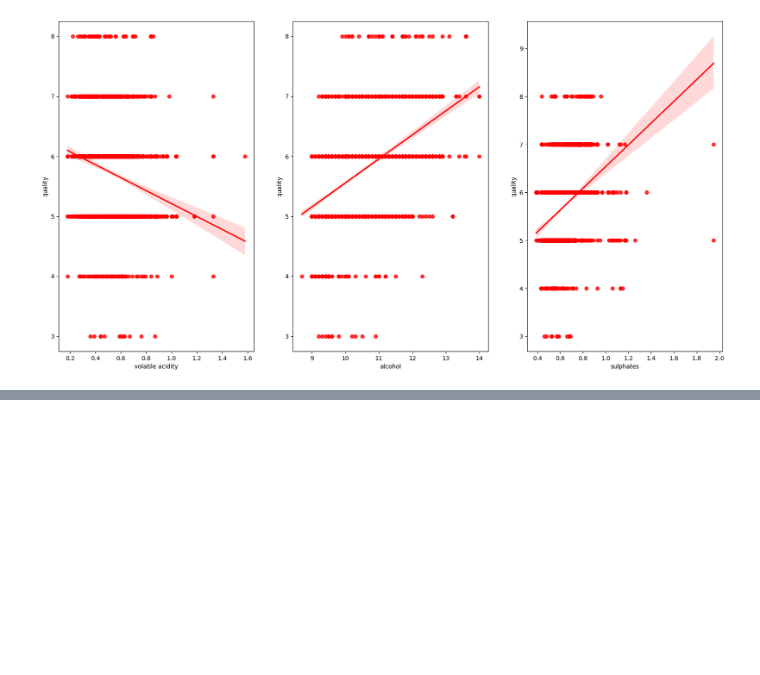
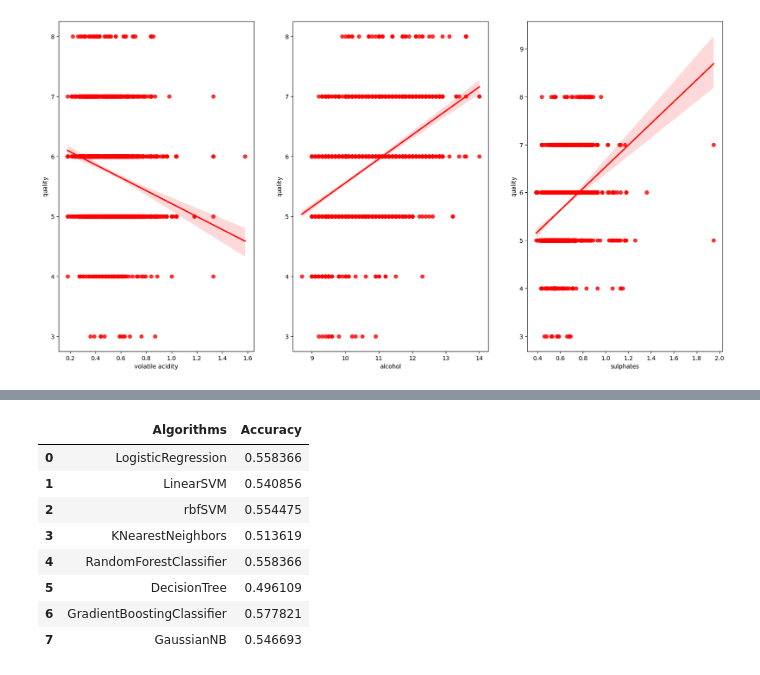
Before and after one commit to WineQualityAnalysis/WineQualityKaggle, a Jupyter notebook: Ordinal_Regression_with_Tabular_Wine_Quality_Dataset.ipynb, the cells around one changed output, grey strips where cells are left out. Cells and saved outputs as stored; diff of their text form; code cells hidden in the pictures; blank space fills up the shorter version.

```diff
--- a/Ordinal_Regression_with_Tabular_Wine_Quality_Dataset.ipynb
+++ b/Ordinal_Regression_with_Tabular_Wine_Quality_Dataset.ipynb
@@ -245 +245,43 @@ Please also refer to the documentation for alternative solver options:
 | 7 | GaussianNB | 0.550584 |
+# %%
+## with scaled values ##
+
+
+#preprocessing
+from sklearn.preprocessing import MinMaxScaler,StandardScaler,LabelEncoder
+# preparing the features by using a StandardScaler as it gave better resluts.
+scaler=StandardScaler()
+scaler.fit(train_ds)
+scaled_df=scaler.fit_transform(train_ds)
+X=scaled_df[:,0:11]
+Y=train_ds['quality'].values
+
+
+models1=[LogisticRegression(),LinearSVC(),SVC(kernel='rbf'),KNeighborsClassifier(),RandomForestClassifier(),
+        DecisionTreeClassifier(),GradientBoostingClassifier(),GaussianNB()]
+model_names1=['LogisticRegression','LinearSVM','rbfSVM','KNearestNeighbors','RandomForestClassifier','DecisionTree',
+             'GradientBoostingClassifier','GaussianNB']
+
+x_train,x_test,y_train,y_test=train_test_split(X,Y,test_size=0.25,random_state=42)
+
+acc_frame1=[]
+d1={}
+for model in range(len(models1)):
+    clf1=models1[model]
+    clf1.fit(x_train,y_train)
+    pred=clf1.predict(x_test)
+    acc_frame1.append(accuracy_score(pred,y_test))
+
+d1={'Algorithms':model_names1,'Accuracy':acc_frame1}
+acc_frame=pd.DataFrame(d1)
+acc_frame
+# %% [output]
+|  | Algorithms | Accuracy |
+| 0 | LogisticRegression | 0.558366 |
+| 1 | LinearSVM | 0.540856 |
+| 2 | rbfSVM | 0.554475 |
+| 3 | KNearestNeighbors | 0.513619 |
+| 4 | RandomForestClassifier | 0.558366 |
+| 5 | DecisionTree | 0.496109 |
+| 6 | GradientBoostingClassifier | 0.577821 |
+| 7 | GaussianNB | 0.546693 |
```
Also changed, not shown: parts of 6 cells of this notebook.
